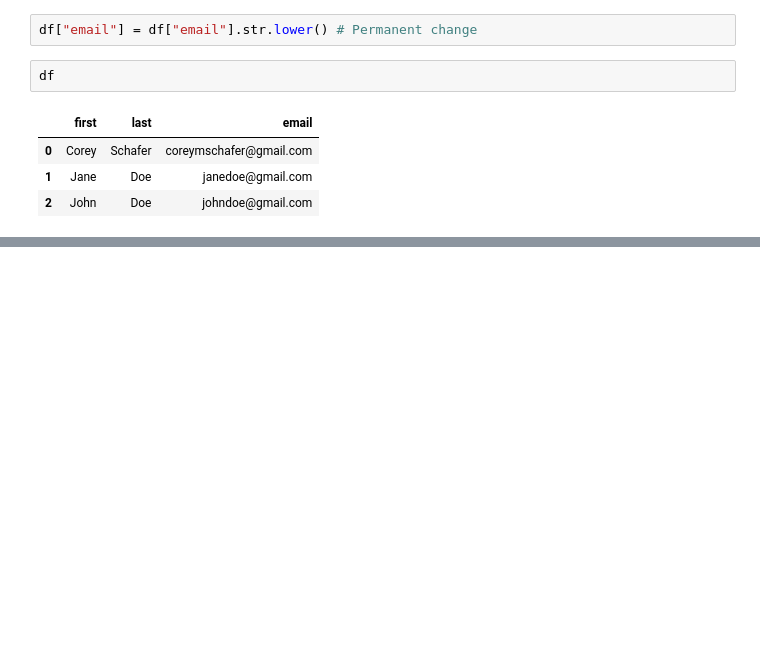
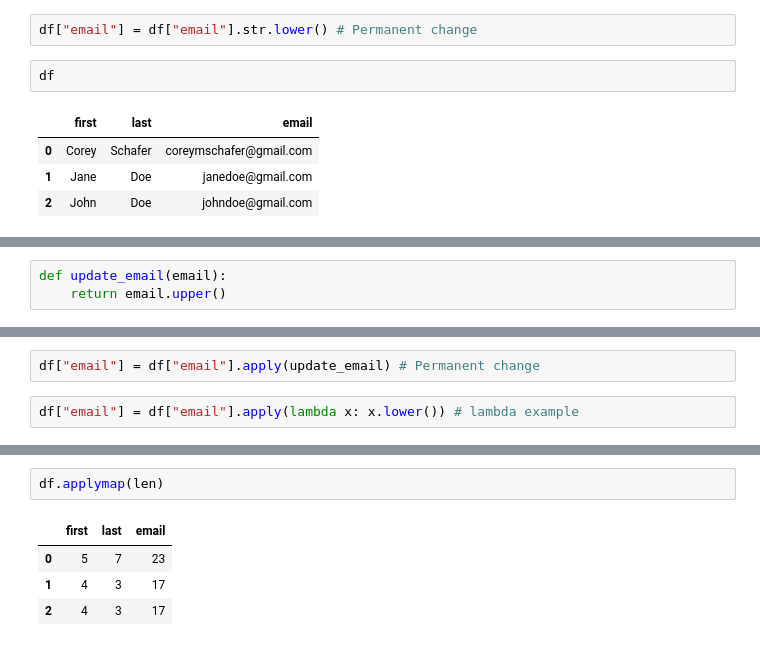
Before and after one commit to marx126/Databehandling-IAN-GAGLIARDI, a Jupyter notebook: Exercises/Stack Overflow exercise/Updating rows and columns.ipynb, the cells around one changed output, grey strips where cells are left out. Cells and saved outputs as stored; diff of their text form; blank space fills up the shorter version.

```diff
--- a/Exercises/Stack Overflow exercise/Updating rows and columns.ipynb
+++ b/Exercises/Stack Overflow exercise/Updating rows and columns.ipynb
@@ -137,0 +145,3 @@ df
+# %%
+def update_email(email):
+    return email.upper()
@@ -137,0 +155,4 @@ df
+# %%
+df["email"] = df["email"].apply(update_email) # Permanent change
+# %%
+df["email"] = df["email"].apply(lambda x: x.lower()) # lambda example
@@ -137,0 +198,7 @@ df
+# %%
+df.applymap(len)
+# %% [output]
+|  | first | last | email |
+| 0 | 5 | 7 | 23 |
+| 1 | 4 | 3 | 17 |
+| 2 | 4 | 3 | 17 |
```
Also changed, not shown: parts of 11 cells of this notebook, 1 other file.
